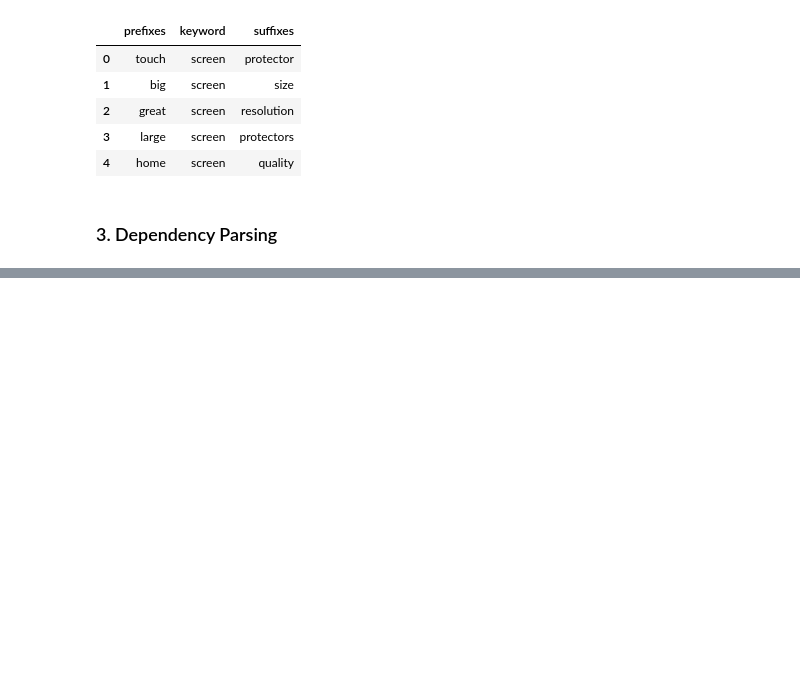
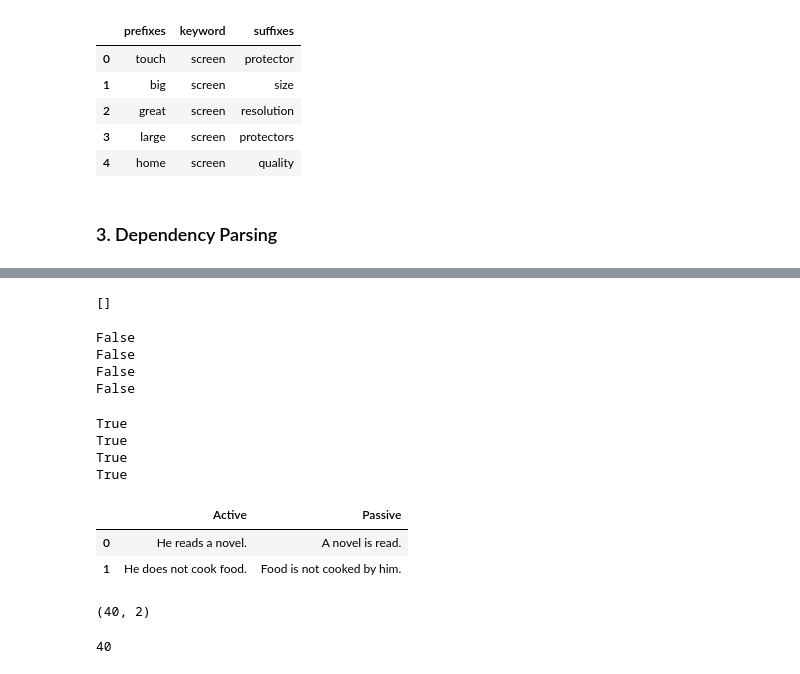
Before and after one commit to venbee/Skill-Set, a Jupyter notebook: NLP/NLP-Scripts/NLP-Main.ipynb, the cells around one changed output, grey strips where cells are left out. Drawn from its saved outputs; the diff is of its cells as text; code cells hidden in the pictures; blank space fills up the shorter version.

```diff
--- a/NLP/NLP-Scripts/NLP-Main.ipynb
+++ b/NLP/NLP-Scripts/NLP-Main.ipynb
@@ -395,0 +495,4 @@ get_content(samsung_reviews,"screen")
+# %%
+matcher(doc)
+# %% [output]
+[]
@@ -395,0 +505,18 @@ get_content(samsung_reviews,"screen")
+# %%
+for sent in active:
+    doc=nlp(sent)
+    print(is_passive(doc,matcher))
+# %% [output]
+False
+False
+False
+False
+# %%
+for sent in passive:
+    doc=nlp(sent)
+    print(is_passive(doc,matcher))
+# %% [output]
+True
+True
+True
+True
@@ -395,0 +530,11 @@ get_content(samsung_reviews,"screen")
+# %%
+active_passive = pd.read_csv('active_passive.csv')
+active_passive.head(2)
+# %% [output]
+|  | Active | Passive |
+| 0 | He reads a novel. | A novel is read. |
+| 1 | He does not cook food. | Food is not cooked by him. |
+# %%
+active_passive.shape
+# %% [output]
+(40, 2)
@@ -395,0 +554,9 @@ get_content(samsung_reviews,"screen")
+# %%
+cnt = 0
+for sent in active:
+    doc = nlp(sent)
+    if not is_passive(doc,matcher):
+        cnt +=1
+print(cnt)
+# %% [output]
+40
```
Also changed, not shown: parts of 63 cells of this notebook, 5 other files.
